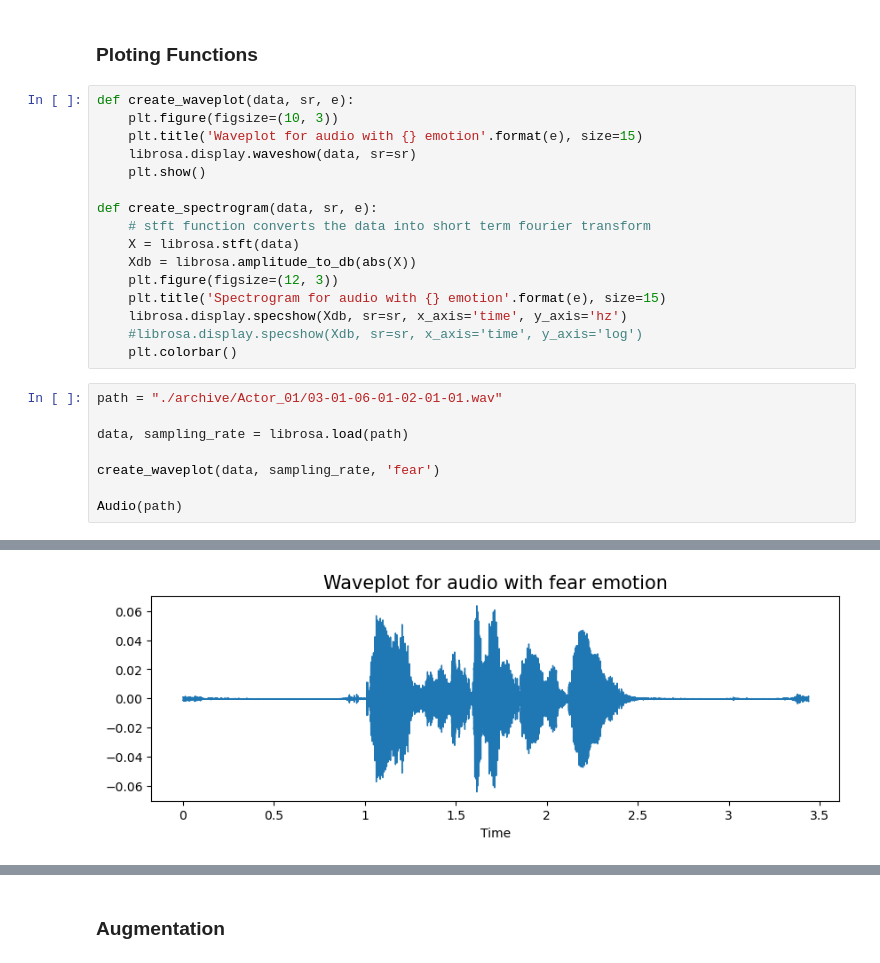
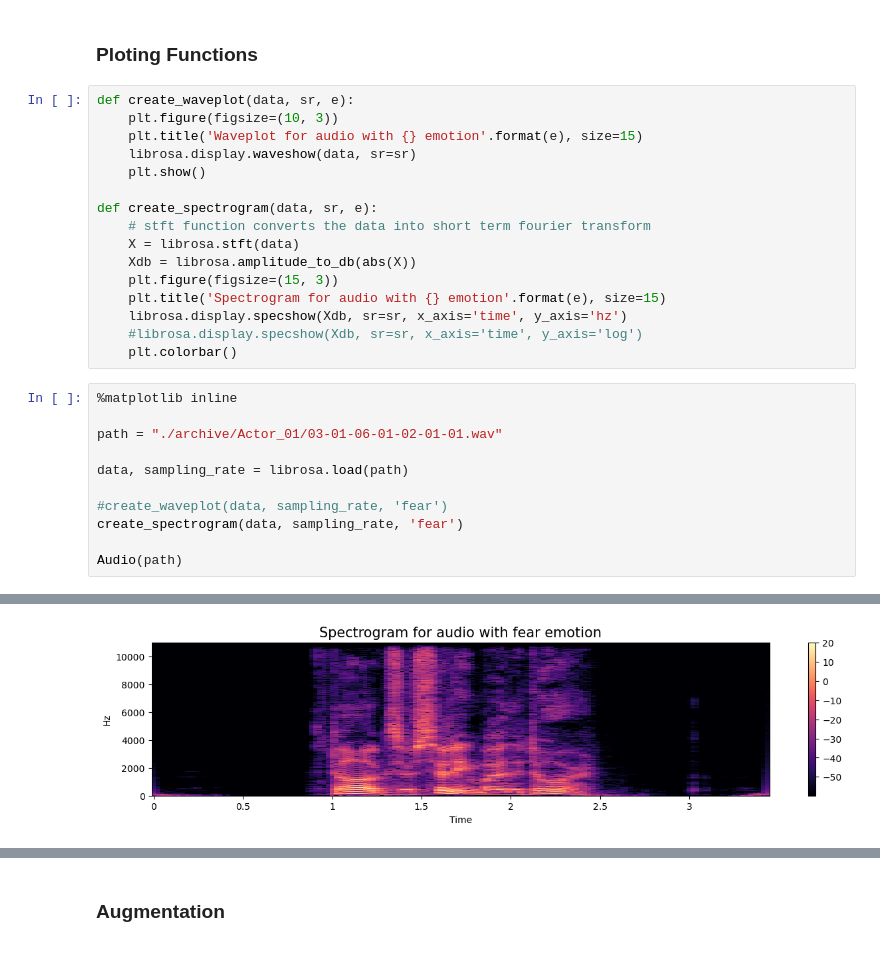
Before and after one commit to NobleBorn/dml-project, a Jupyter notebook: project/project_team_75.ipynb, the cells around one changed output, grey strips where cells are left out. Drawn from its saved outputs; the diff is of its cells as text.

```diff
--- a/project/project_team_75.ipynb
+++ b/project/project_team_75.ipynb
@@ -85,17 +119,20 @@ def create_spectrogram(data, sr, e):
     # stft function converts the data into short term fourier transform
     X = librosa.stft(data)
     Xdb = librosa.amplitude_to_db(abs(X))
-    plt.figure(figsize=(12, 3))
+    plt.figure(figsize=(15, 3))
     plt.title('Spectrogram for audio with {} emotion'.format(e), size=15)
     librosa.display.specshow(Xdb, sr=sr, x_axis='time', y_axis='hz')
     #librosa.display.specshow(Xdb, sr=sr, x_axis='time', y_axis='log')
     plt.colorbar()
 # %%
+%matplotlib inline
+
 path = "./archive/Actor_01/03-01-06-01-02-01-01.wav"
 
 data, sampling_rate = librosa.load(path)
 
-create_waveplot(data, sampling_rate, 'fear')
+#create_waveplot(data, sampling_rate, 'fear')
+create_spectrogram(data, sampling_rate, 'fear')
 
 Audio(path)
 # %% [output]
@@ -102 +140 @@ Audio(path)
-[figure, old version]
+[figure, new version]
```
Also changed, not shown: parts of 23 cells of this notebook.
